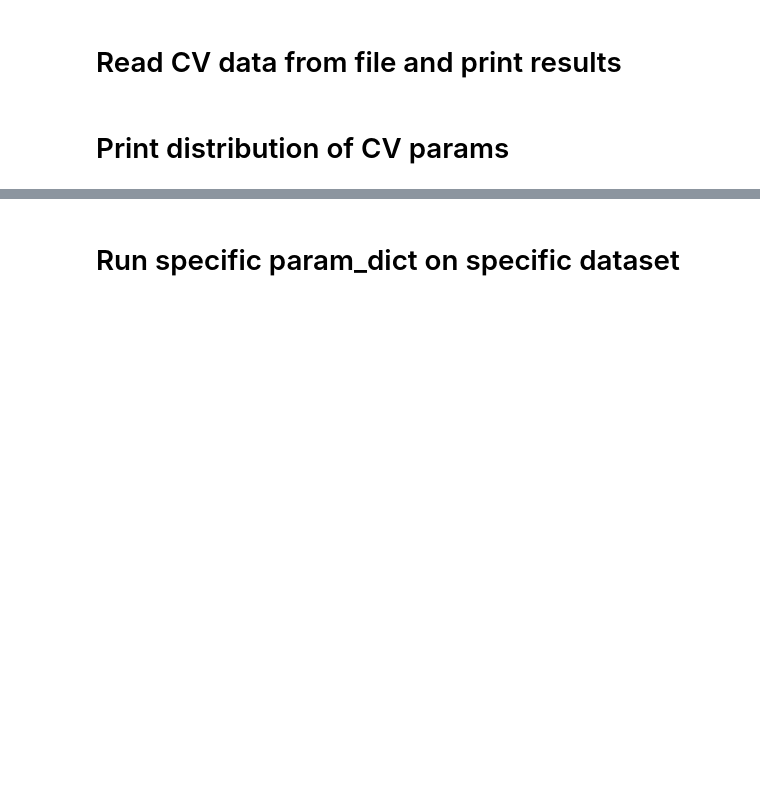
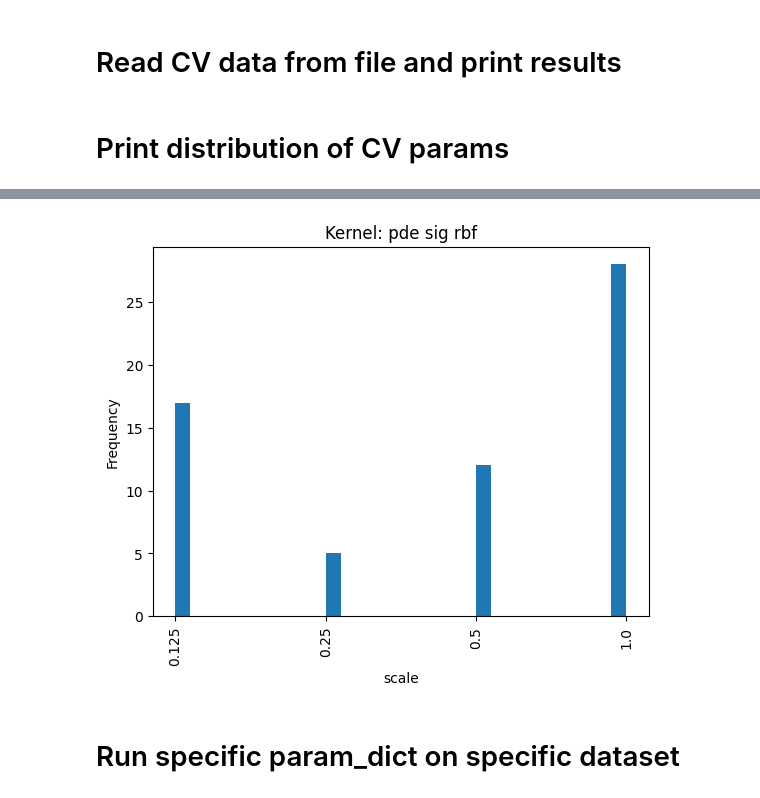
Before and after one commit to nikitazozoulenko/kernel-timeseries-anomaly-detection, a Jupyter notebook: print_results.ipynb, the cells around one changed output, grey strips where cells are left out. Drawn from its saved outputs; the diff is of its cells as text; code cells hidden in the pictures; blank space fills up the shorter version.

```diff
--- a/print_results.ipynb
+++ b/print_results.ipynb
@@ -214,5 +219,7 @@ plot_cv_params_all_kernels(cv_results, "time")
 # %%
-plot_cv_params_single_kernel(cv_results, "scale", "trunc sig linear")
+plot_cv_params_single_kernel(cv_results, "scale", "pde sig rbf")
+# %% [output]
+[figure, added]
 # %% [markdown]
 # Run specific param_dict on specific dataset
 # %%
```
Also changed, not shown: parts of 4 cells of this notebook, 3 other files.
